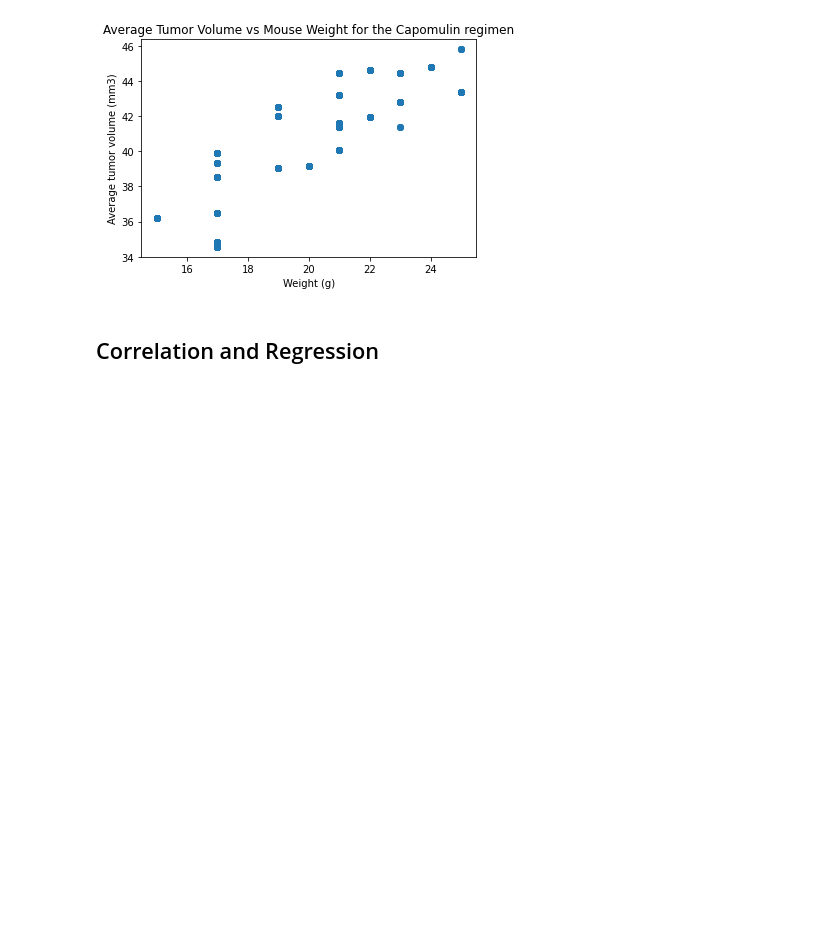
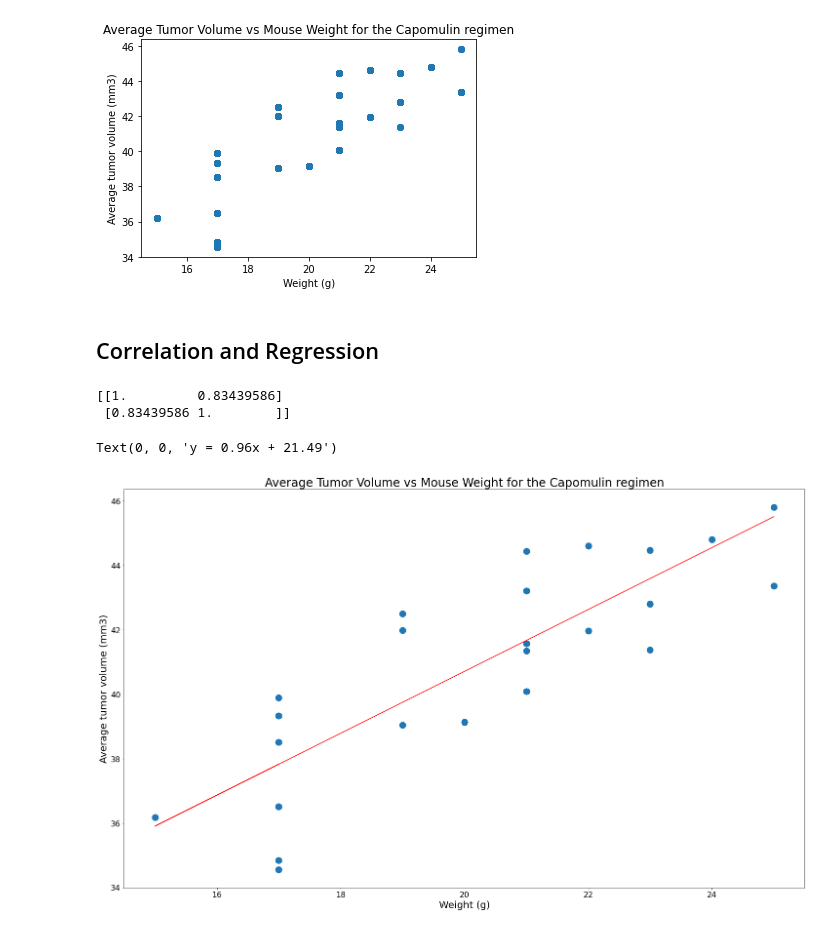
Before and after one commit to mcastl/Matplotlib-Challenge, a Jupyter notebook: Matplotlib-Challenge.ipynb, the cells around one changed output. Drawn from its saved outputs; the diff is of its cells as text; code cells hidden in the pictures; blank space fills up the shorter version.

Commit message:
correlation

```diff
--- a/Matplotlib-Challenge.ipynb
+++ b/Matplotlib-Challenge.ipynb
@@ -278,0 +277,23 @@ Text(0.5, 1.0, 'Average Tumor Volume vs Mouse Weight for the Capomulin regimen')
+# %%
+# Calculate the correlation coefficient for mouse weight and average tumor volume for the Capomulin regimen
+corr_coef = np.corrcoef(Capomulin_avg_vol["Weight (g)"], Capomulin_avg_vol["Average Volume"])
+print(corr_coef)
+#Calculate linear regression model for mouse weight and average tumor volume for the Capomulin regimen
+(slope, intercept, rvalue, pvalue, stderr) = linregress(Capomulin_avg_vol["Weight (g)"], Capomulin_avg_vol["Average Volume"])
+Lin_reg = (Capomulin_avg_vol["Weight (g)"]) * slope + intercept
+plt.figure(figsize=(25, 15))
+plt.scatter(Capomulin_avg_vol["Weight (g)"], Capomulin_avg_vol["Average Volume"], s = 150)
+plt.plot((Capomulin_avg_vol["Weight (g)"]), Lin_reg, "r-")
+plt.xlabel("Weight (g)", fontsize = 20)
+plt.ylabel("Average tumor volume (mm3)", fontsize = 20)
+plt.xticks(size = 16)
+plt.yticks(size = 16)
+plt.title("Average Tumor Volume vs Mouse Weight for the Capomulin regimen", fontsize = 24)
+
+reg_eq= "y = " + str(round(slope,2)) + "x + " + str(round(intercept,2))
+plot.annotate(reg_eq, xy=(0,0))
+# %% [output]
+[[1.         0.83439586]
+ [0.83439586 1.        ]]
+Text(0, 0, 'y = 0.96x + 21.49')
+[figure, added]
```
Also changed, not shown: parts of 2 cells of this notebook.
